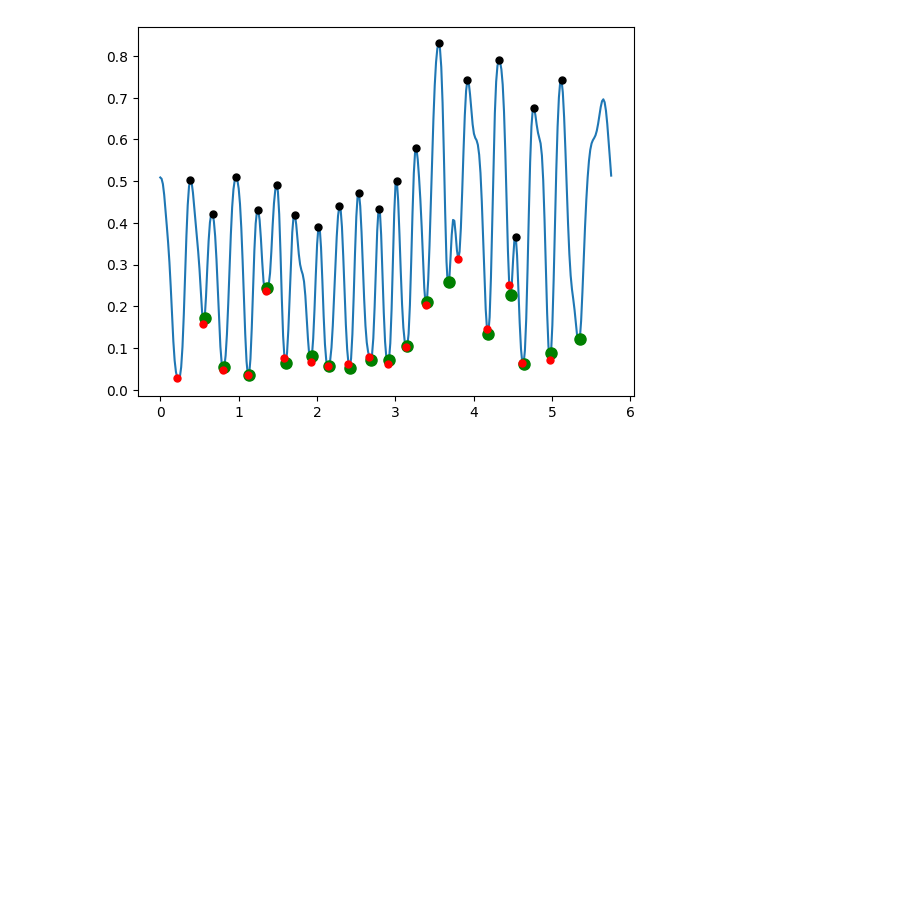
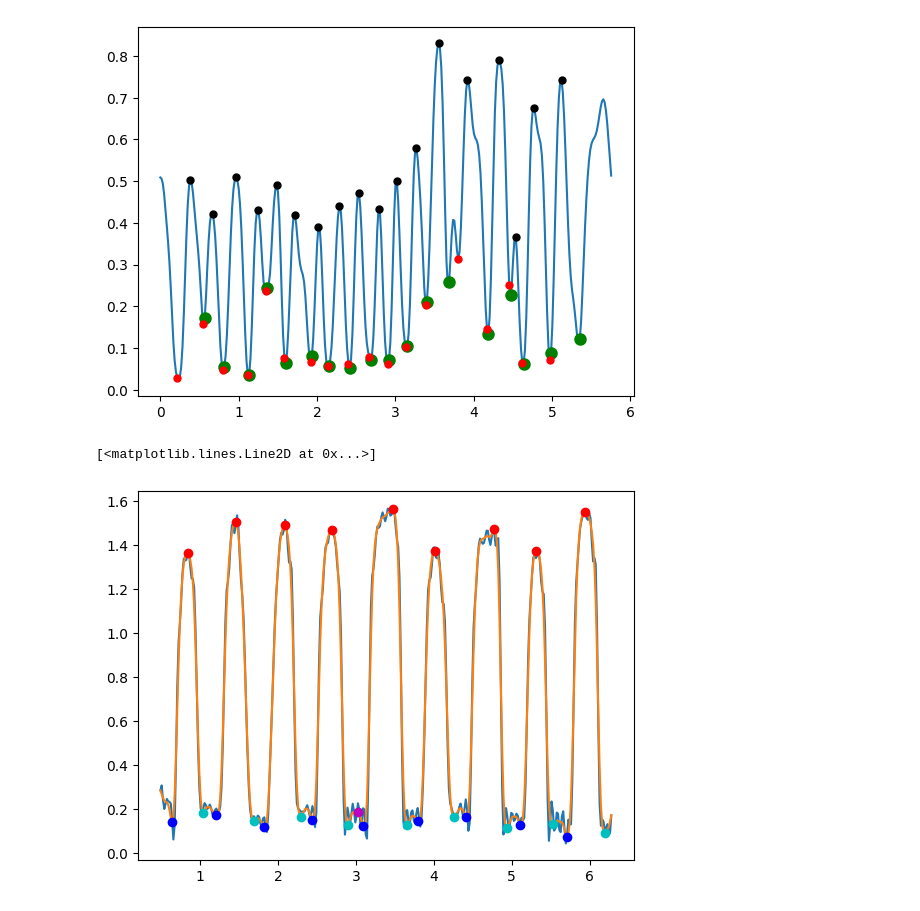
Before and after one commit to dguari1/TestNormalization, a Jupyter notebook: ProcessData.ipynb, the cells around one changed output. Cells and saved outputs as stored; diff of their text form; code cells hidden in the pictures; blank space fills up the shorter version.

```diff
--- a/ProcessData.ipynb
+++ b/ProcessData.ipynb
@@ -781,3 +818,28 @@ def correctBasedonHeight(pos, distance, prct=0.125, minDistance=5):
             pass
 
     return corrected
+# %%
+import json
+import os
+import matplotlib.pyplot as plt
+from finderPeaksSignal import peakFinder
+import numpy as np
+from scipy import signal
+
+inputFolder= '/Users/diegoguarin/Documents/Github/TestNormalization/FT_update/'
+file = '21_002_V1_FT_L.json'
+
+
+with open(os.path.join(inputFolder, file), encoding="UTF-8") as f:
+        data = json.load(f)
+# %%
+plt.plot(data['rawData']['time'], data['rawData']['data'])
+plt.plot(data['linePlot']['time'], data['linePlot']['data'])
+plt.plot(data['peaks']['time'], data['peaks']['data'], 'ro')
+# plt.plot(data['valleys']['time'], data['valleys']['data'], 'go')
+plt.plot(data['valleys_start']['time'], data['valleys_start']['data'], 'bo')
+plt.plot(data['valleys_end']['time'], data['valleys_end']['data'], 'co')
+plt.plot(data['linePlot']['time'][152], data['linePlot']['data'][152], 'mo')
+# %% [output]
+[<matplotlib.lines.Line2D at 0x...>]
+[figure, added]
```
Also changed, not shown: parts of 25 cells of this notebook, 4 other files.
